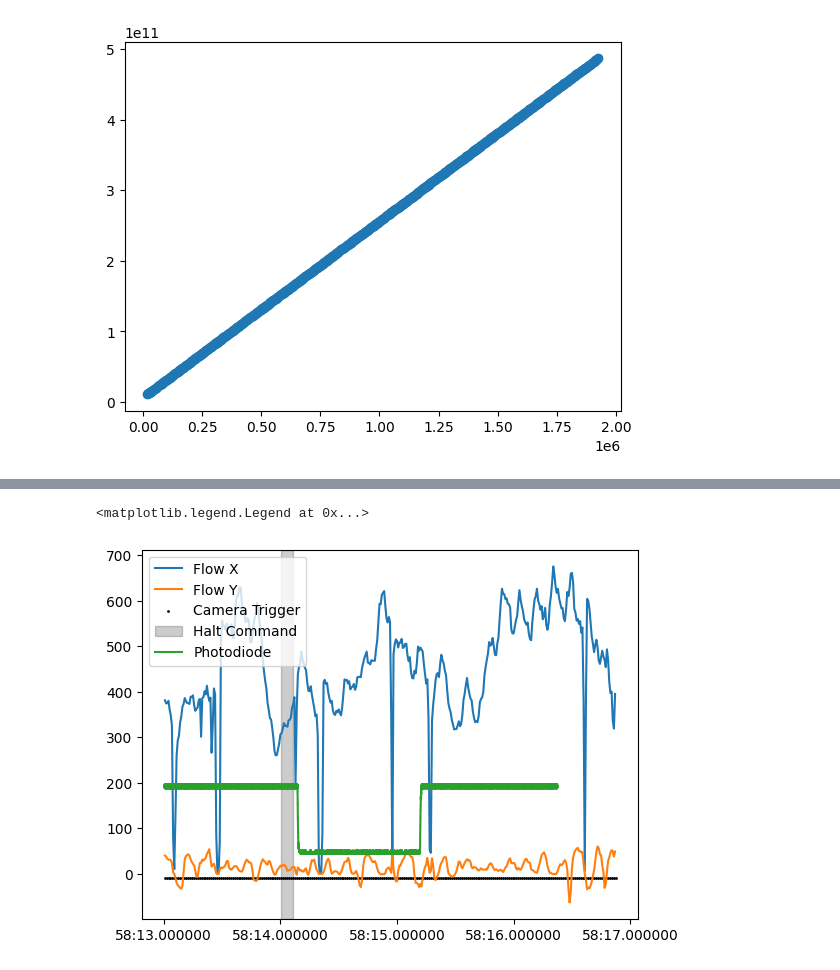
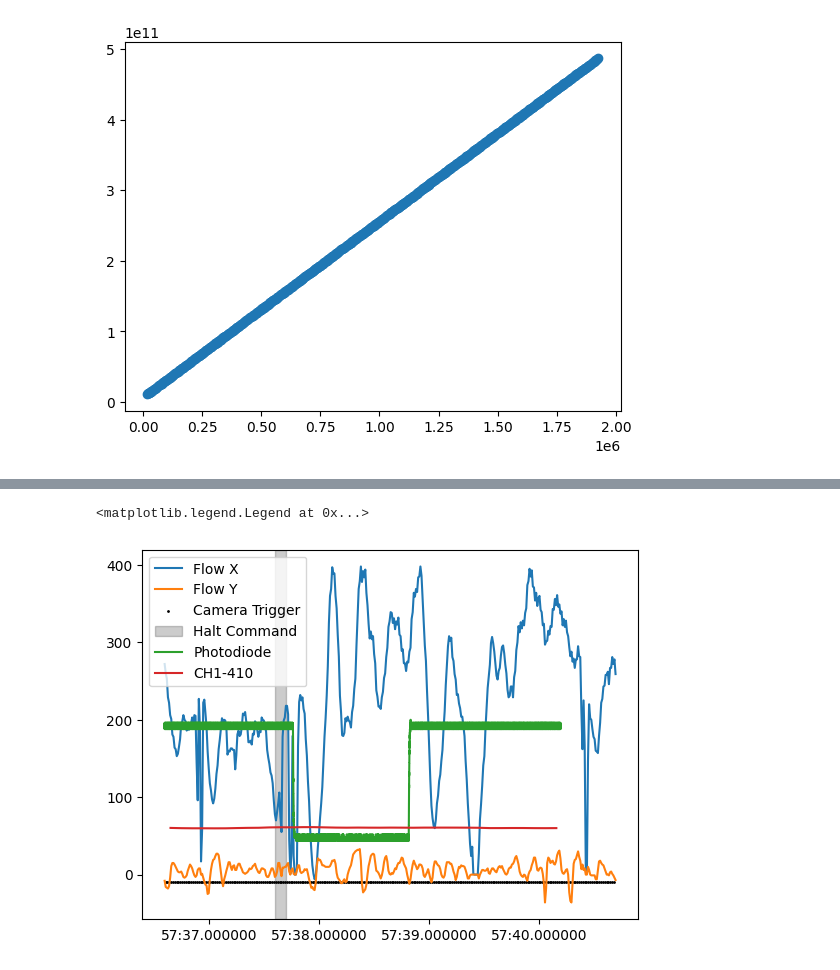
Before and after one commit to neurogears/vestibular-vr, a Jupyter notebook: analysis/photometry_sync_example.ipynb, the cells around one changed output, grey strips where cells are left out. Cells and saved outputs as stored; diff of their text form; code cells hidden in the pictures.

Commit message:
Add aligned photometry to figure

```diff
--- a/analysis/photometry_sync_example.ipynb
+++ b/analysis/photometry_sync_example.ipynb
@@ -151,6 +151,7 @@ plt.scatter(photometry_sync_events.index, digital_data["Clock"])
 m, b = np.polyfit(photometry_sync_events.index, digital_data["Clock"], 1)
 photometry_to_onix_time = lambda x: x*m + b
 photometry_to_harp_time = lambda x: onix_to_harp_timestamp(photometry_to_onix_time(x))
+onix_time_to_photometry = lambda x: (x - b) / m
 # %% [output]
 [figure]
 [figure]
@@ -163,15 +164,13 @@ print(block_start)
 
 # Get the first 20 halt times after this block started
 block_halts = experiment_events[(experiment_events["Event"].eq("Apply halt: 1s")) & (experiment_events.index > block_start.index[0])].iloc[0:20]
-print(block_halts)
 
 # Plot flow sensor and camera triggers during given halt period
-idx = 15
+idx = 0
 sec_start = block_halts.index[idx]
 sec_stop = block_halts.index[idx+1]
 min_time = sec_start - pd.DateOffset(seconds=1)
 max_time = sec_stop + pd.DateOffset(seconds=0.5)
-print(min_time, max_time)
 
 plt.figure()
 plt.plot(flow_sensor['OpticalTrackingRead0X'][min_time:max_time], label='Flow X')
@@ -180,12 +179,21 @@ plt.scatter(camera_triggers[min_time:max_time].index, np.ones((1, len(camera_tri
 plt.axvspan(sec_start, sec_start + pd.DateOffset(seconds=0.1), color='black', alpha=0.2, label='Halt Command')
 
 # overlay the onix photodiode signal in converted time
-onix_sec_start_index = np.where(analog_clock >= harp_to_onix_clock(block_halts.iloc[idx]["Seconds"] - 1))[0][0]
-onix_sec_stop_index = np.where(analog_clock >= harp_to_onix_clock(block_halts.iloc[idx+1]["Seconds"]))[0][0]
+onix_sec_start_time = harp_to_onix_clock(block_halts.iloc[idx]["Seconds"] - 1)
+onix_sec_start_index = np.where(analog_clock >= onix_sec_start_time)[0][0]
+
+onix_sec_stop_time = harp_to_onix_clock(block_halts.iloc[idx+1]["Seconds"])
+onix_sec_stop_index = np.where(analog_clock >= onix_sec_stop_time)[0][0]
 plt.plot(onix_to_harp_timestamp(analog_clock[onix_sec_start_index:onix_sec_stop_index]), analog_data[onix_sec_start_index:onix_sec_stop_index, 0], label='Photodiode')
-plt.legend()
 
 # overlay photometry
+photometry_sec_start_time = onix_time_to_photometry(onix_sec_start_time)
+photometry_sec_stop_time = onix_time_to_photometry(onix_sec_stop_time)
+photometry_sec = photometry[0].loc[(photometry[0].index >= photometry_sec_start_time) & (photometry[0].index <= photometry_sec_stop_time)]
+
+plt.plot(photometry_to_harp_time(photometry_sec.index), photometry_sec['CH1-410'], label='CH1-410')
+
+plt.legend()
 # %% [output]
                                                           Event        Seconds
 Time
@@ -207,2 +201,2 @@ Time
 <matplotlib.legend.Legend at 0x...>
-[figure, old version]
+[figure, new version]
```
Also changed, not shown: parts of 1 cell of this notebook.
